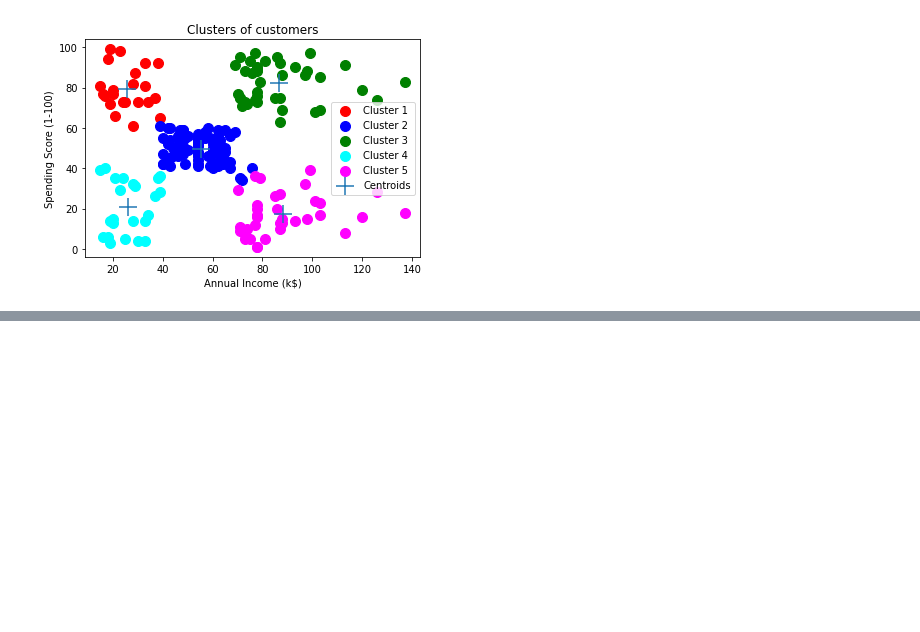
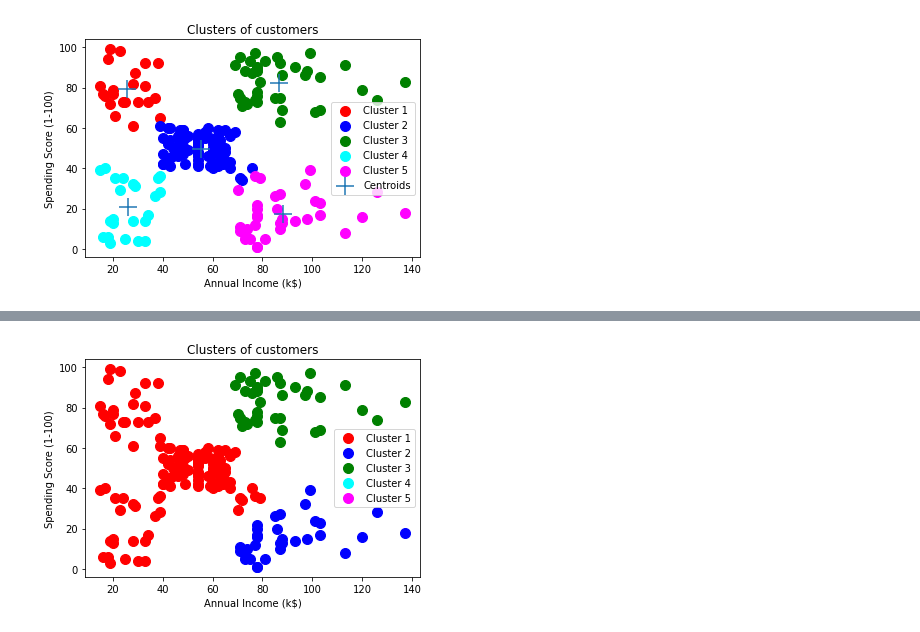
Before and after one commit to shahmonil/Machine-Learning, a Jupyter notebook: Clustering.ipynb, the cells around one changed output, grey strips where cells are left out. Cells and saved outputs as stored; diff of their text form; code cells hidden in the pictures; blank space fills up the shorter version.

```diff
--- a/Clustering.ipynb
+++ b/Clustering.ipynb
@@ -65,0 +113,17 @@ plt.show()
+# %%
+#For clusters number = 3, as interpretated from dendrogram (same result as cluster number = 5)
+hc = AgglomerativeClustering(n_clusters = 3, affinity = 'euclidean', linkage = 'ward')
+y_hc2 = hc.fit_predict(X)
+# %%
+plt.scatter(X[y_hc2 == 0, 0], X[y_hc2 == 0, 1], s = 100, c = 'red', label = 'Cluster 1')
+plt.scatter(X[y_hc2 == 1, 0], X[y_hc2 == 1, 1], s = 100, c = 'blue', label = 'Cluster 2')
+plt.scatter(X[y_hc2 == 2, 0], X[y_hc2 == 2, 1], s = 100, c = 'green', label = 'Cluster 3')
+plt.scatter(X[y_hc2 == 3, 0], X[y_hc2 == 3, 1], s = 100, c = 'cyan', label = 'Cluster 4')
+plt.scatter(X[y_hc2 == 4, 0], X[y_hc2 == 4, 1], s = 100, c = 'magenta', label = 'Cluster 5')
+plt.title('Clusters of customers')
+plt.xlabel('Annual Income (k$)')
+plt.ylabel('Spending Score (1-100)')
+plt.legend()
+plt.show()
+# %% [output]
+[figure, added]
```
Also changed, not shown: parts of 10 cells of this notebook.
